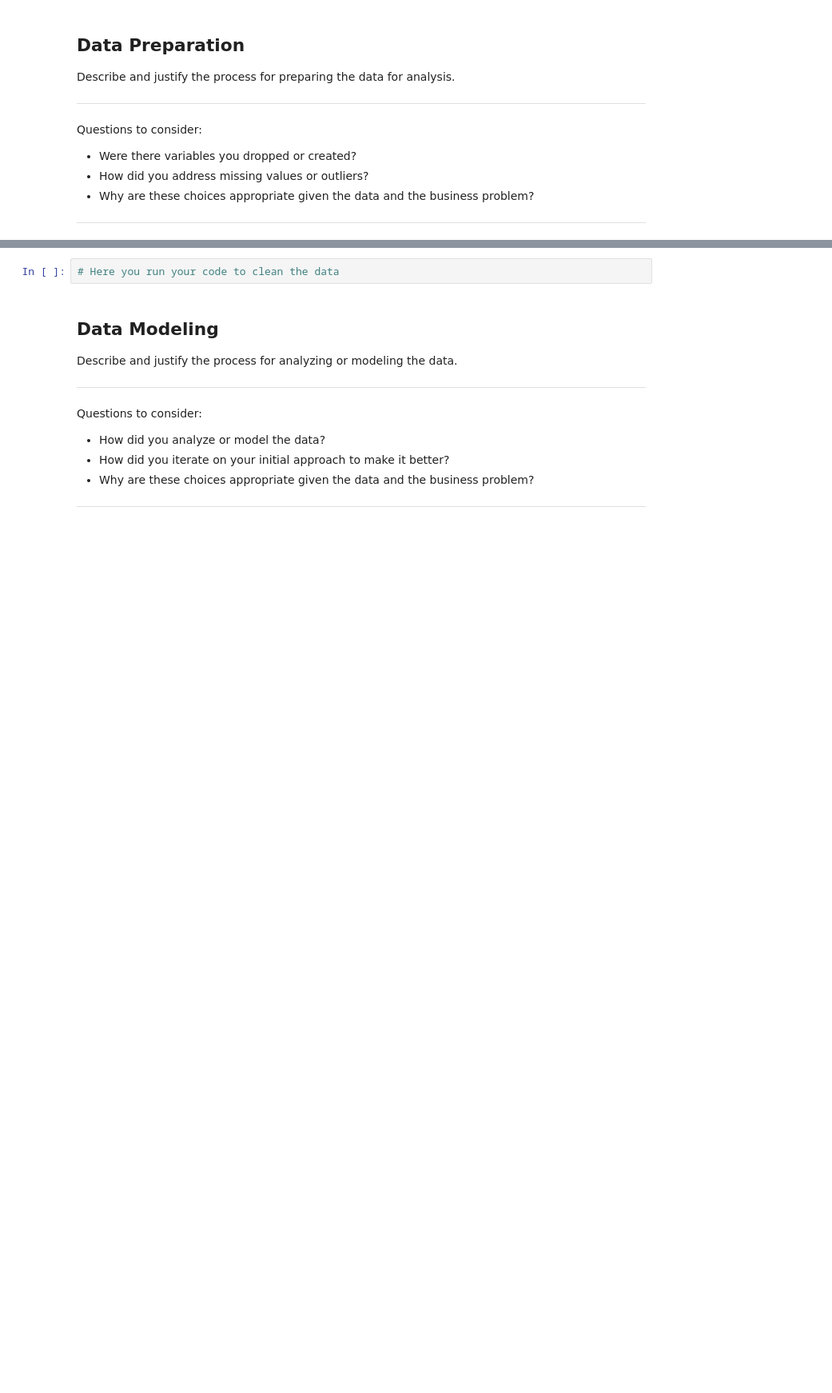
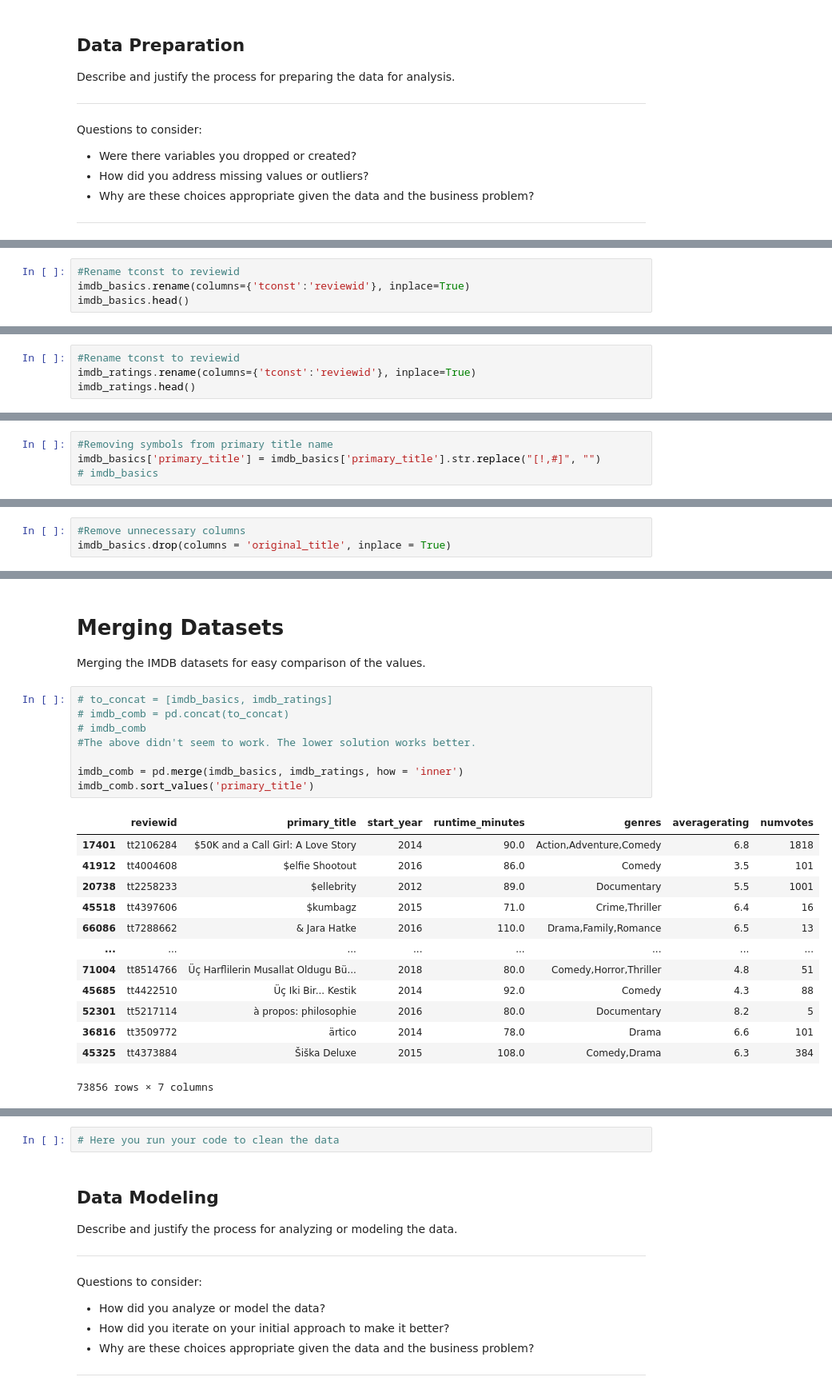
Before and after one commit to learn-co-curriculum/dsc-project-template, a Jupyter notebook: Microsoft_Movie_Analysis.ipynb, the cells around one changed output, grey strips where cells are left out. Shown at 80% size. Saved outputs shown, nothing was run; the diff lists cells and outputs as text; blank space fills up the shorter version.

Commit message:
A decent amount of work done in Jupyter including cleaning and merging

```diff
--- a/Microsoft_Movie_Analysis.ipynb
+++ b/Microsoft_Movie_Analysis.ipynb
@@ -233,0 +162,4 @@ imdb_comb
+# %%
+#Rename tconst to reviewid
+imdb_basics.rename(columns={'tconst':'reviewid'}, inplace=True)
+imdb_basics.head()
@@ -233,0 +173,4 @@ imdb_comb
+# %%
+#Rename tconst to reviewid
+imdb_ratings.rename(columns={'tconst':'reviewid'}, inplace=True)
+imdb_ratings.head()
@@ -233,0 +184,4 @@ imdb_comb
+# %%
+#Removing symbols from primary title name
+imdb_basics['primary_title'] = imdb_basics['primary_title'].str.replace("[!,#]", "")
+# imdb_basics
@@ -233,0 +202,3 @@ imdb_comb
+# %%
+#Remove unnecessary columns
+imdb_basics.drop(columns = 'original_title', inplace = True)
@@ -233,0 +225,25 @@ imdb_comb
+# %% [markdown]
+# Merging Datasets
+Merging the IMDB datasets for easy comparison of the values.
+# %%
+# to_concat = [imdb_basics, imdb_ratings]
+# imdb_comb = pd.concat(to_concat)
+# imdb_comb
+#The above didn't seem to work. The lower solution works better.
+
+imdb_comb = pd.merge(imdb_basics, imdb_ratings, how = 'inner')
+imdb_comb.sort_values('primary_title')
+# %% [output]
+|  | reviewid | primary_title | start_year | runtime_minutes | genres | averagerating | numvotes |
+| 17401 | tt2106284 | $50K and a Call Girl: A Love Story | 2014 | 90.0 | Action,Adventure,Comedy | 6.8 | 1818 |
+| 41912 | tt4004608 | $elfie Shootout | 2016 | 86.0 | Comedy | 3.5 | 101 |
+| 20738 | tt2258233 | $ellebrity | 2012 | 89.0 | Documentary | 5.5 | 1001 |
+| 45518 | tt4397606 | $kumbagz | 2015 | 71.0 | Crime,Thriller | 6.4 | 16 |
+| 66086 | tt7288662 | & Jara Hatke | 2016 | 110.0 | Drama,Family,Romance | 6.5 | 13 |
+| ... | ... | ... | ... | ... | ... | ... | ... |
+| 71004 | tt8514766 | Üç Harflilerin Musallat Oldugu Bü... | 2018 | 80.0 | Comedy,Horror,Thriller | 4.8 | 51 |
+| 45685 | tt4422510 | Üç Iki Bir... Kestik | 2014 | 92.0 | Comedy | 4.3 | 88 |
+| 52301 | tt5217114 | à propos: philosophie | 2016 | 80.0 | Documentary | 8.2 | 5 |
+| 36816 | tt3509772 | ärtico | 2014 | 78.0 | Drama | 6.6 | 101 |
+| 45325 | tt4373884 | Šiška Deluxe | 2015 | 108.0 | Comedy,Drama | 6.3 | 384 |
+73856 rows × 7 columns
```
Also changed, not shown: parts of 39 cells of this notebook.
